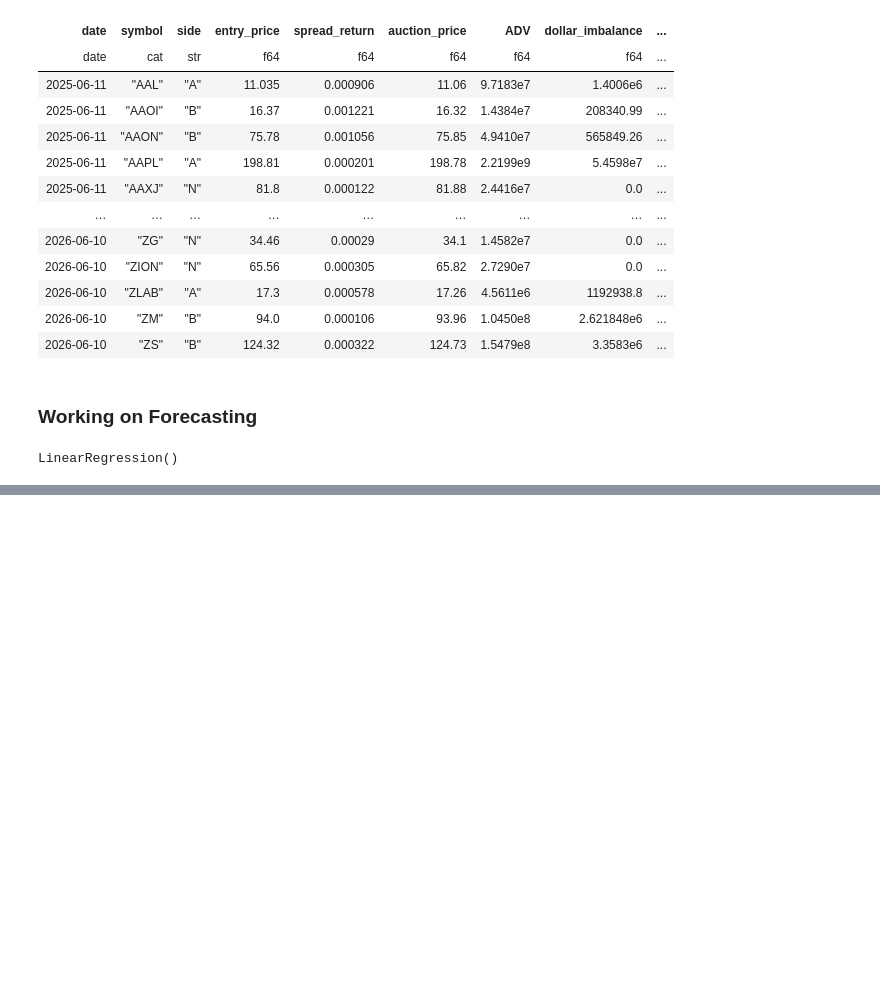
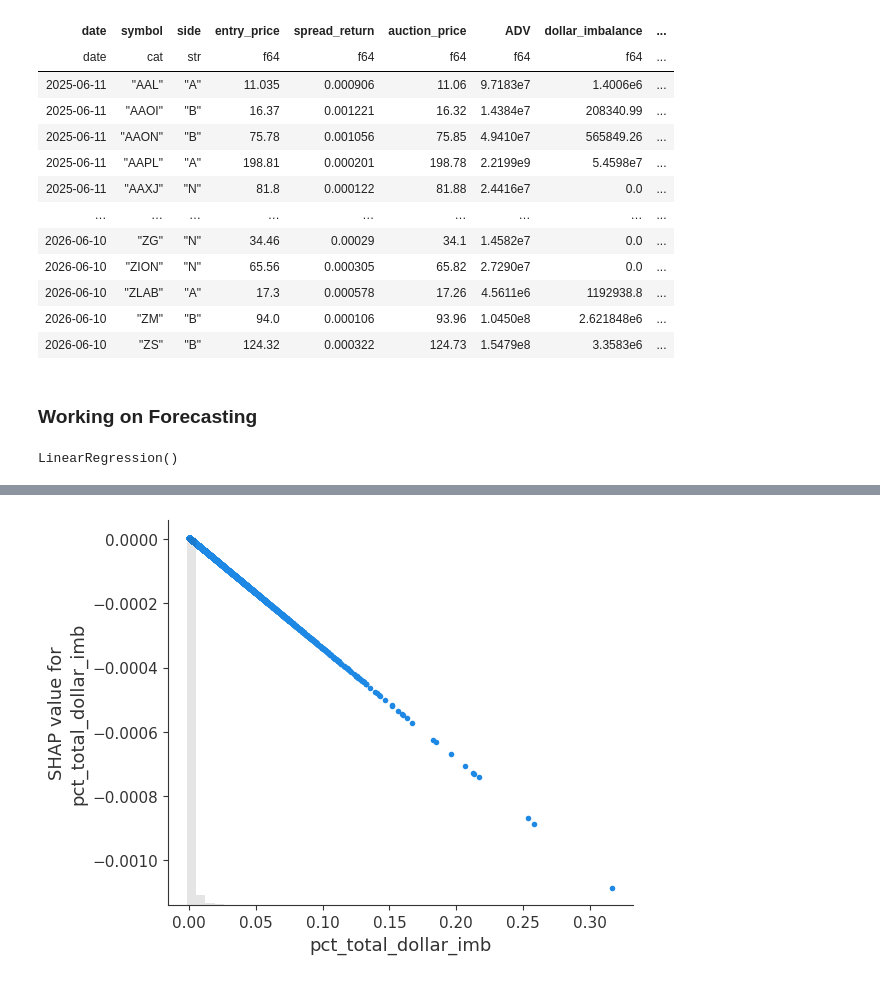
Before and after one commit to MichaelCusackNelkin/Summer_Research_2026, a Jupyter notebook: forecast/forecasting.ipynb, the cells around one changed output, grey strips where cells are left out. Saved outputs shown, nothing was run; the diff lists cells and outputs as text; code cells hidden in the pictures; blank space fills up the shorter version.

Commit message:
starting with SHAP values

```diff
--- a/forecast/forecasting.ipynb
+++ b/forecast/forecasting.ipynb
@@ -258,3 +259,7 @@ Background dataset has 214547 samples but max_samples=100. Subsampling to 100 sa
+# %%
+shap.plots.scatter(shap_values[:, "pct_total_dollar_imb"])
+# %% [output]
+[figure, added]
 # %%
 shap.plots.waterfall(shap_values[sample_ind])
 # %% [output]
```
Also changed, not shown: parts of 5 cells of this notebook.
